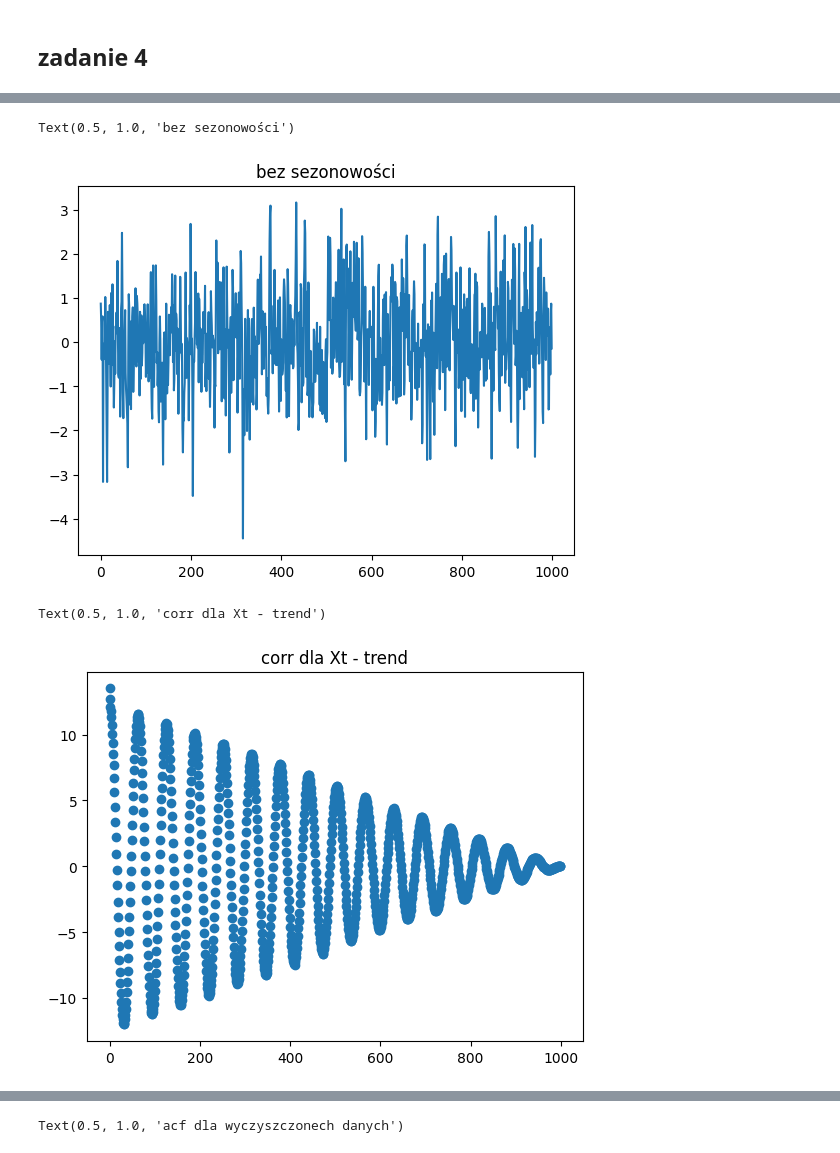
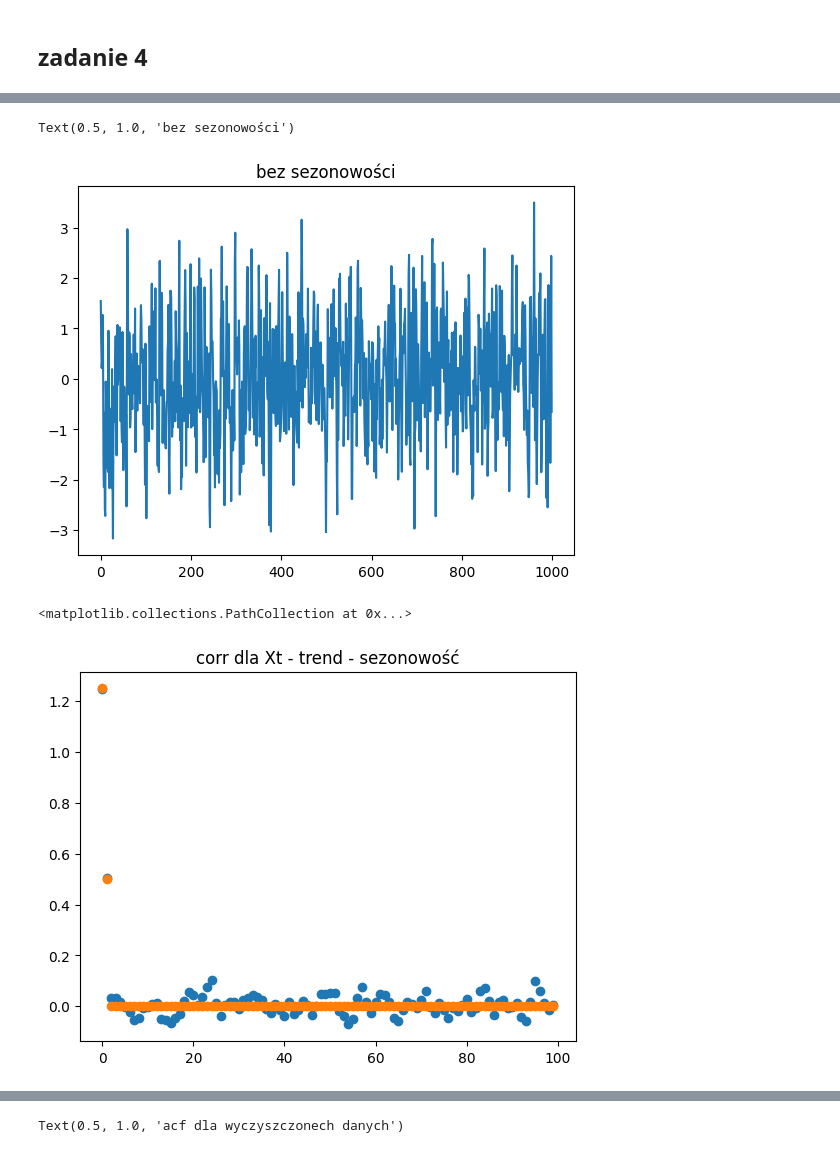
Before and after one commit to MariaNowacka/kaszcz, a Jupyter notebook: lista5_kaszcz.ipynb, the cells around one changed output, grey strips where cells are left out. Drawn from its saved outputs; the diff is of its cells as text; code cells hidden in the pictures.

```diff
--- a/lista5_kaszcz.ipynb
+++ b/lista5_kaszcz.ipynb
@@ -78,6 +78,7 @@ d = 0.1
 e = 1
 sigma = 1
 theta = 0.5
+n = 10**3
 # %%
 def m(t):
   return a*t + b
@@ -106,7 +117,6 @@ plt.plot(t, X)
 acvf = []
 hs = np.arange(n)
 for h in hs:
-    acvf.append(sampleACVF(Y, h))
-teo = [teoACVF(h) for h in hs[0:100]]
+    acvf.append(sampleACVF(X, h))
 # %%
 plt.scatter(hs[:100], acvf[:100], marker = '*', color = 'hotpink', label = 'empiryczne acvf'); plt.grid()
@@ -179,12 +195,12 @@ X_doublestar = X_star - s_hat
 plt.plot(t, X_doublestar);plt.title('bez sezonowości')
 # %% [output]
 Text(0.5, 1.0, 'bez sezonowości')
-[figure, old version]
+[figure, new version]
 # %%
-# corr_bez_trendu = []
-# temp = X - mt_hat
-# corr_bez_trendu = [sampleACVF(temp, h) for h in hs]
-plt.scatter(hs, acvf_star); plt.title('corr dla Xt - trend')
+temp2 = X - mt_hat - s_hat
+corr_czysta = [sampleACVF(temp2, h) for h in hs]
+plt.scatter(hs[0:100], corr_czysta[0:100]); plt.title('corr dla Xt - trend - sezonowość')
+plt.scatter(hs[0:100], teo[:100])
 # %% [output]
-Text(0.5, 1.0, 'corr dla Xt - trend')
+<matplotlib.collections.PathCollection at 0x...>
-[figure, old version]
+[figure, new version]
```
Also changed, not shown: parts of 10 cells of this notebook.
